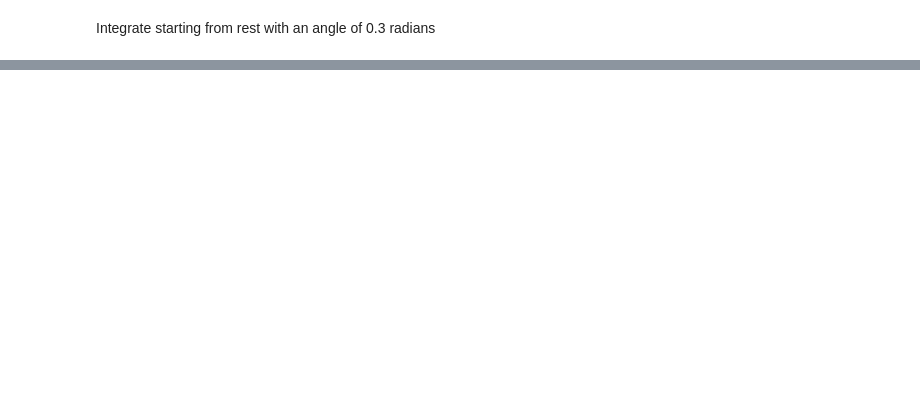
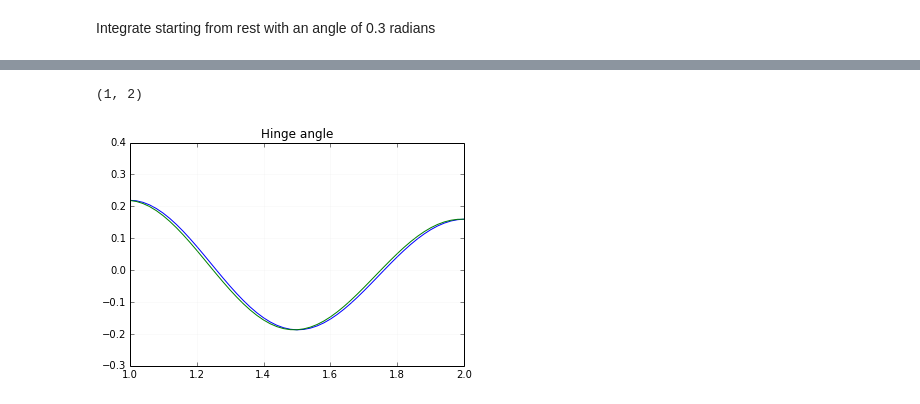
Before and after one commit to ricklupton/mbwind, a Jupyter notebook: examples/Simple torsional model.ipynb, the cells around one changed output, grey strips where cells are left out. Cells and saved outputs as stored; diff of their text form; code cells hidden in the pictures; blank space fills up the shorter version.

```diff
--- a/examples/Simple torsional model.ipynb
+++ b/examples/Simple torsional model.ipynb
@@ -74,0 +76,9 @@ ax.set_title('Hinge angle');
+# %%
+fig, ax = plt.subplots()
+ax.plot(t[0::2], np.unwrap(y[0][0::2, 0]), '-')
+ax.plot(t[0::2], np.unwrap(y[0][1::2, 0]), '-')
+ax.grid()
+ax.set_title('Hinge angle'); xlim(1, 2)
+# %% [output]
+(1, 2)
+[figure, added]
```
Also changed, not shown: parts of 5 cells of this notebook, 5 other files.
